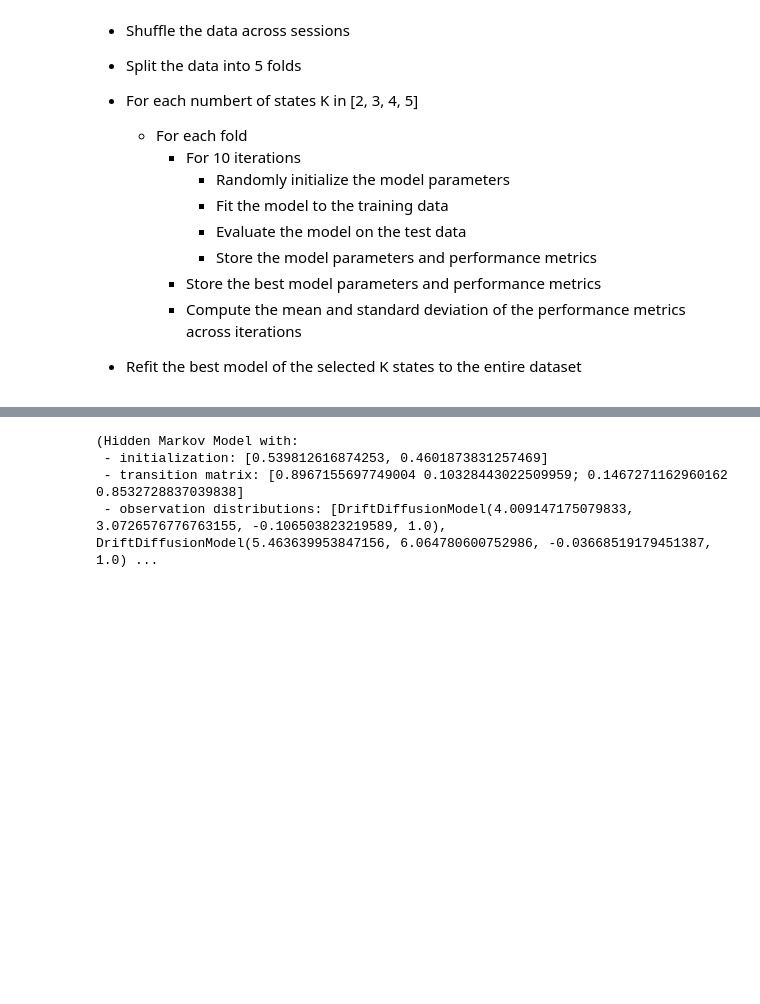
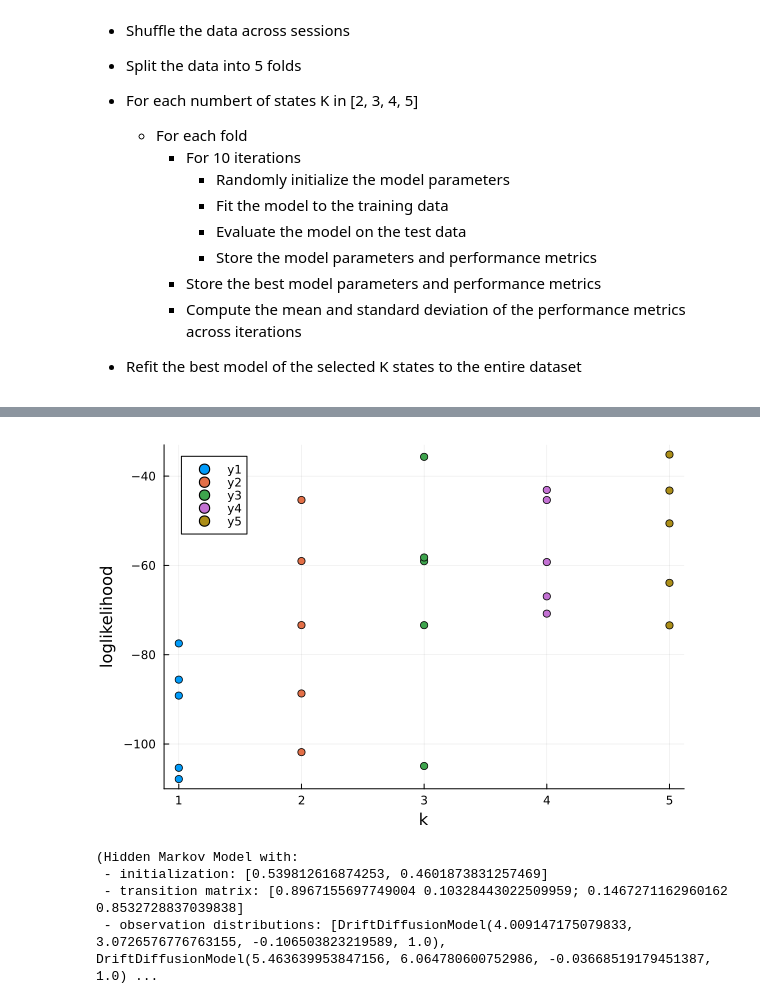
Before and after one commit to rsenne/DriftDiffusionModels.jl, a Jupyter notebook: notebooks/HMMDDM_24hr_data.ipynb, the cells around one changed output, grey strips where cells are left out. Cells and saved outputs as stored; diff of their text form; code cells hidden in the pictures; blank space fills up the shorter version.

```diff
--- a/notebooks/HMMDDM_24hr_data.ipynb
+++ b/notebooks/HMMDDM_24hr_data.ipynb
@@ -299,0 +102,2 @@ Iteration 2 of 10
+# %%
+cv_results = crossvalidate(results_by_date, 5, 5)
@@ -300,3 +128,11 @@ Iteration 2 of 10
+# %%
+plot(xlabel="k", ylabel="loglikelihood")
+for i in 1:5
+    scatter!([i for _ in 1:5], cv_results[i])
+end
+display(current())
+# %% [output]
+[figure, added]
 # %%
 # generate a HMM to start from
 trans_guess = [0.5 0.5; 0.5 0.5]
```
Also changed, not shown: parts of 2 cells of this notebook, 4 other files.
